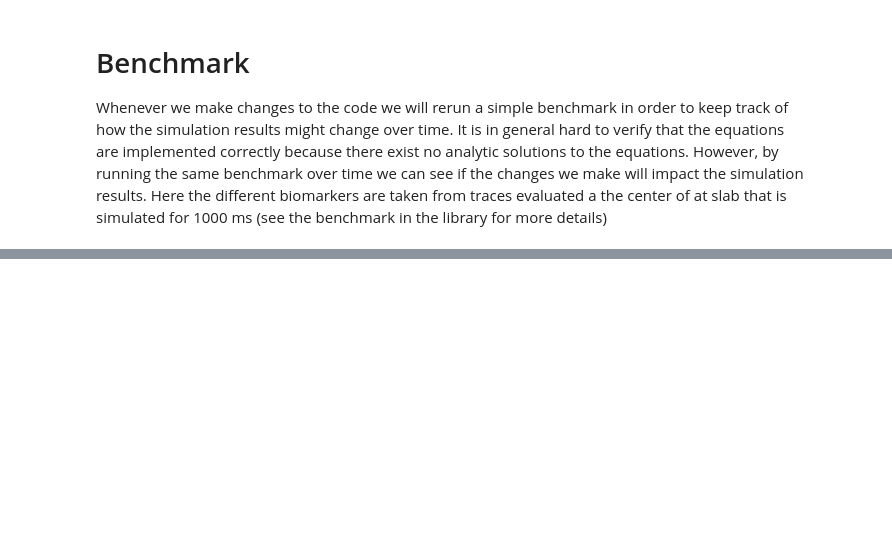
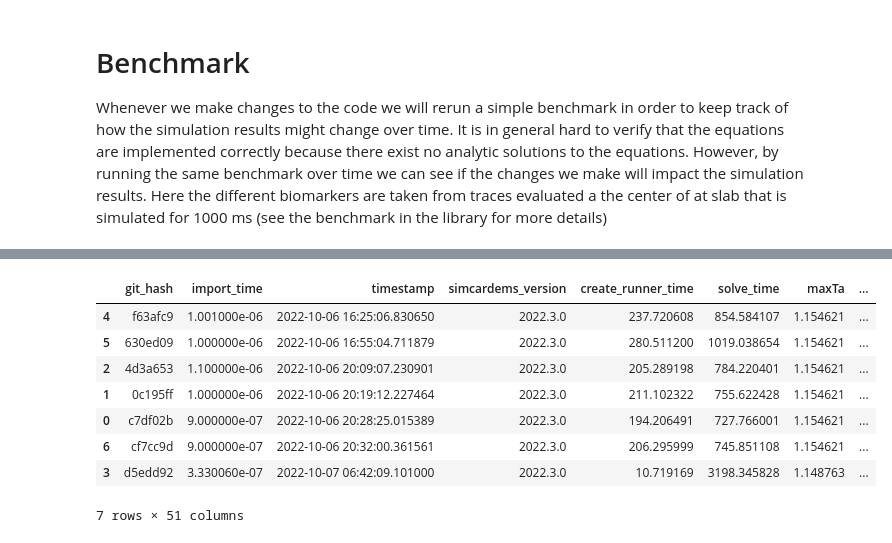
Before and after one commit to ComputationalPhysiology/simcardems, a Jupyter notebook: docs/benchmark.ipynb, the cells around one changed output, grey strips where cells are left out. Drawn from its saved outputs; the diff is of its cells as text; code cells hidden in the pictures; blank space fills up the shorter version.

```diff
--- a/docs/benchmark.ipynb
+++ b/docs/benchmark.ipynb
@@ -42 +73,14 @@ for git_hash, d in data.items():
+# %%
+df = df.sort_values(by='timestamp')
+df
+# %% [output]
+|  | git_hash | import_time | timestamp | simcardems_version | create_runner_time | solve_time | maxTa | ... |
+| 4 | f63afc9 | 1.001000e-06 | 2022-10-06 16:25:06.830650 | 2022.3.0 | 237.720608 | 854.584107 | 1.154621 | ... |
+| 5 | 630ed09 | 1.000000e-06 | 2022-10-06 16:55:04.711879 | 2022.3.0 | 280.511200 | 1019.038654 | 1.154621 | ... |
+| 2 | 4d3a653 | 1.100000e-06 | 2022-10-06 20:09:07.230901 | 2022.3.0 | 205.289198 | 784.220401 | 1.154621 | ... |
+| 1 | 0c195ff | 1.000000e-06 | 2022-10-06 20:19:12.227464 | 2022.3.0 | 211.102322 | 755.622428 | 1.154621 | ... |
+| 0 | c7df02b | 9.000000e-07 | 2022-10-06 20:28:25.015389 | 2022.3.0 | 194.206491 | 727.766001 | 1.154621 | ... |
+| 6 | cf7cc9d | 9.000000e-07 | 2022-10-06 20:32:00.361561 | 2022.3.0 | 206.295999 | 745.851108 | 1.154621 | ... |
+| 3 | d5edd92 | 3.330060e-07 | 2022-10-07 06:42:09.101000 | 2022.3.0 | 10.719169 | 3198.345828 | 1.148763 | ... |
+7 rows × 51 columns
 # %%
```
Also changed, not shown: parts of 11 cells of this notebook, 1 other file.
